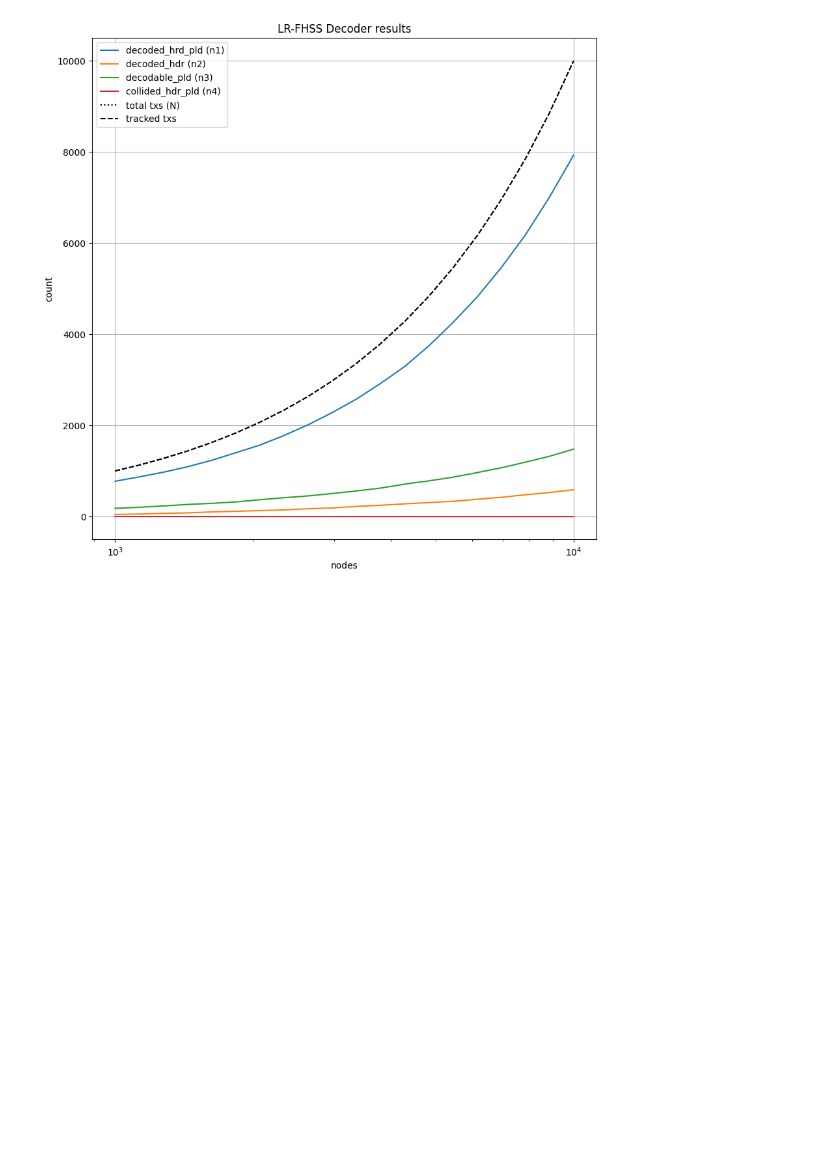
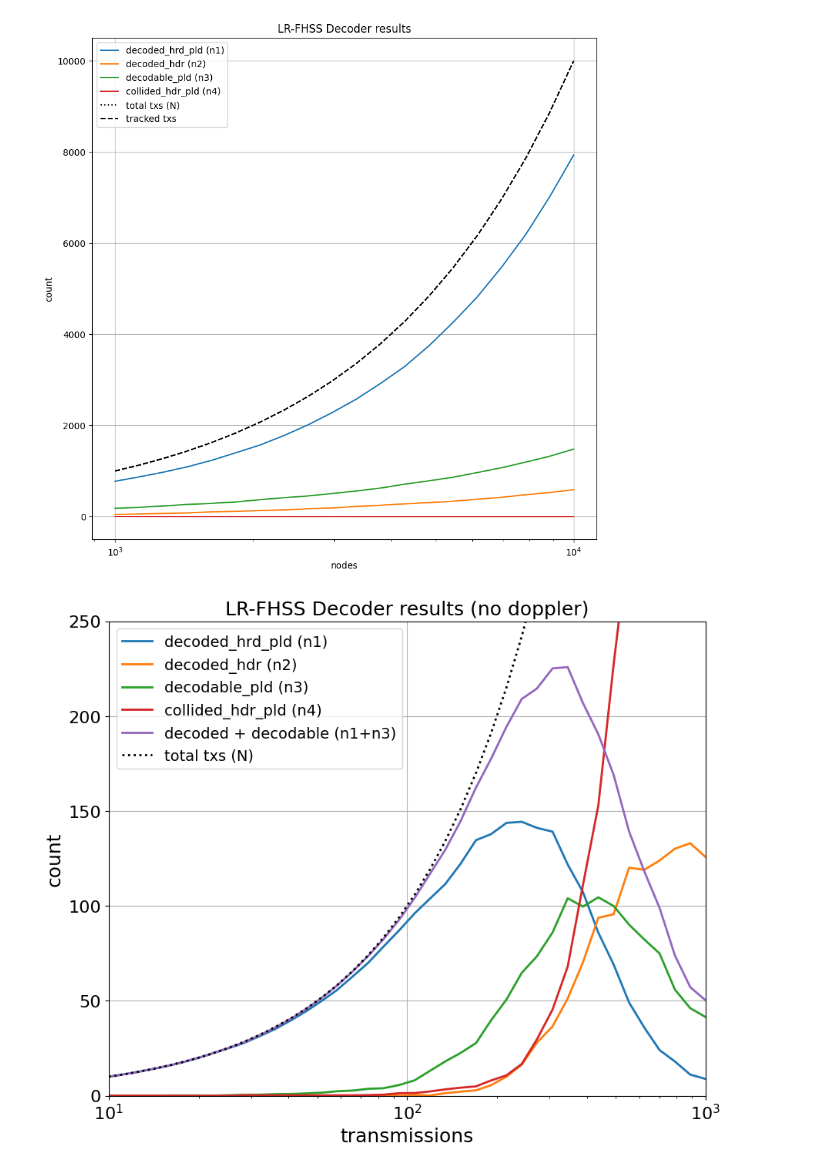
Before and after one commit to diegomm6/lr-fhss_seq-families, a Jupyter notebook: sinrdecode.ipynb, the cells around one changed output. Saved outputs shown, nothing was run; the diff lists cells and outputs as text; code cells hidden in the pictures; blank space fills up the shorter version.

```diff
--- a/sinrdecode.ipynb
+++ b/sinrdecode.ipynb
@@ -88,3 +88,35 @@ plt.legend()
 plt.show()
 # %% [output]
 [figure]
+# %%
+data = pd.read_csv('nodoppler/nodop.csv', index_col=0, header=None).T
+nodes = data['nodes'].to_numpy()
+
+fhslocator_results = np.add(data['driver-tp'].to_numpy(), data['driver-fp'].to_numpy())
+decoded_decodable = np.add(data['driver-decoded_hrd_pld'].to_numpy(), data['driver-decodable_pld'].to_numpy())
+decodable_collided = np.add(data['driver-decodable_pld'].to_numpy(), data['driver-collided_hdr_pld'].to_numpy())
+
+plt.figure(figsize=(10,8))
+
+plt.plot(nodes, data['driver-decoded_hrd_pld'], label=f'decoded_hrd_pld (n1)', linewidth=2)
+plt.plot(nodes, data['driver-decoded_hdr'], label=f'decoded_hdr (n2)', linewidth=2)
+plt.plot(nodes, data['driver-decodable_pld'], label=f'decodable_pld (n3)', linewidth=2)
+plt.plot(nodes, data['driver-collided_hdr_pld'], label=f'collided_hdr_pld (n4)', linewidth=2)
+plt.plot(nodes, decoded_decodable, label=f'decoded + decodable (n1+n3)', linewidth=2)
+
+plt.plot(nodes, nodes, label=f'total txs (N)', color='k', linestyle='dotted', linewidth=2)
+
+plt.title('LR-FHSS Decoder results (no doppler)', fontsize=18)
+plt.xlabel('transmissions', fontsize=18)
+plt.ylabel('count', fontsize=18)
+plt.xticks(fontsize=16)
+plt.yticks(fontsize=16)
+plt.xscale('log')
+#plt.yscale('log')
+plt.xlim(1e1,1e3)
+plt.ylim(0,2.5e2)
+plt.grid()
+plt.legend(fontsize=14)
+plt.savefig("statusresultsnodop.pdf")
+# %% [output]
+[figure, added]
```
Also changed, not shown: parts of 4 cells of this notebook, 1 other file.
